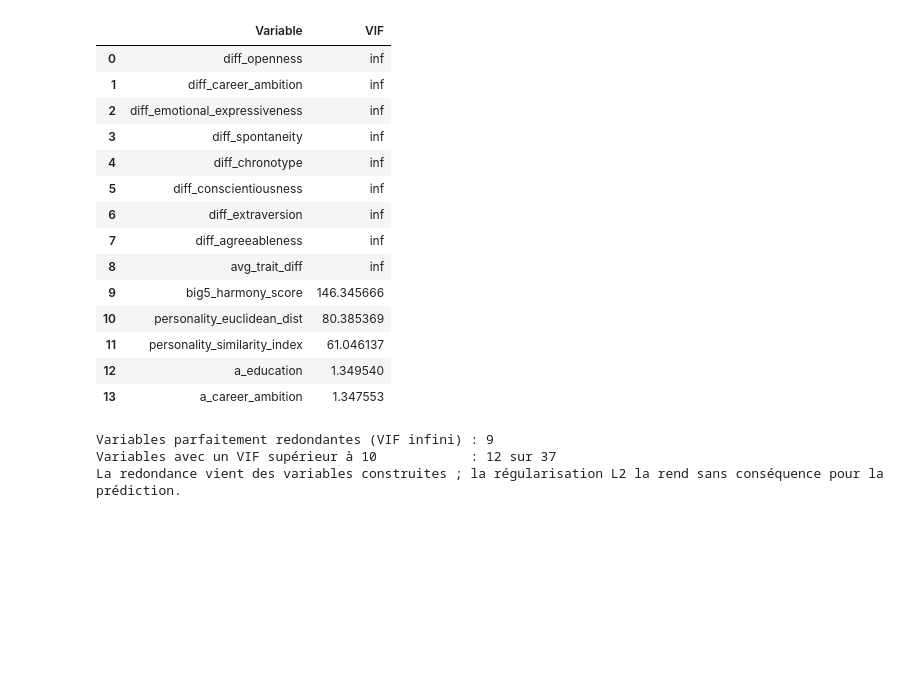
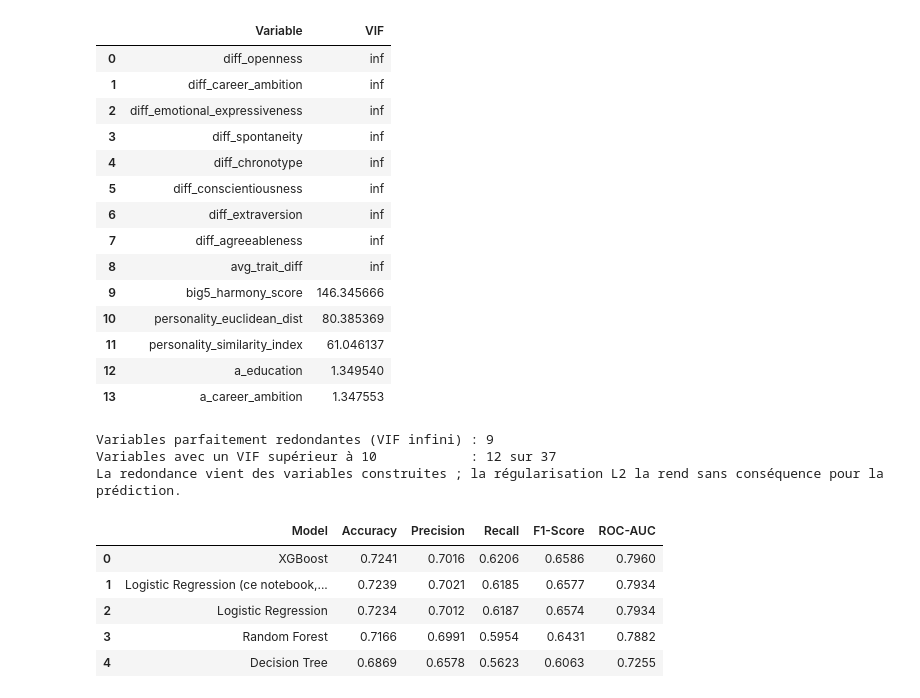
Before and after one commit to khaldamin/DM_PROJECT, a Jupyter notebook: notebooks/03_logistic_regression.ipynb, the cells around one changed output. Cells and saved outputs as stored; diff of their text form; code cells hidden in the pictures; blank space fills up the shorter version.

Commit message:
Comparaison avec results/model_comparison.csv

```diff
--- a/notebooks/03_logistic_regression.ipynb
+++ b/notebooks/03_logistic_regression.ipynb
@@ -568,3 +568,28 @@ vif_df.to_csv(TABLES_DIR / "logistic_regression_vif.csv", index=False)
 Variables parfaitement redondantes (VIF infini) : 9
 Variables avec un VIF supérieur à 10            : 12 sur 37
 La redondance vient des variables construites ; la régularisation L2 la rend sans conséquence pour la prédiction.
+# %%
+# ============================================================
+# Comparaison avec results/model_comparison.csv (produit par src/train_and_evaluate.py)
+# ============================================================
+team_path = ROOT / "results" / "model_comparison.csv"
+cols = ["Model", "Accuracy", "Precision", "Recall", "F1-Score", "ROC-AUC"]
+
+mine = pd.DataFrame([evaluate_proba(y_test, proba_tuned, 0.5, "Logistic Regression (ce notebook, réglé)")])[cols]
+
+if team_path.exists() and team_path.stat().st_size > 0:
+    team = pd.read_csv(team_path)[cols]
+    comparison = pd.concat([team, mine], ignore_index=True)
+else:
+    print("results/model_comparison.csv absent ou vide : seul le résultat de ce notebook est affiché.")
+    comparison = mine
+
+comparison = comparison.sort_values("ROC-AUC", ascending=False).reset_index(drop=True)
+display(comparison.round(4))
+# %% [output]
+|  | Model | Accuracy | Precision | Recall | F1-Score | ROC-AUC |
+| 0 | XGBoost | 0.7241 | 0.7016 | 0.6206 | 0.6586 | 0.7960 |
+| 1 | Logistic Regression (ce notebook,... | 0.7239 | 0.7021 | 0.6185 | 0.6577 | 0.7934 |
+| 2 | Logistic Regression | 0.7234 | 0.7012 | 0.6187 | 0.6574 | 0.7934 |
+| 3 | Random Forest | 0.7166 | 0.6991 | 0.5954 | 0.6431 | 0.7882 |
+| 4 | Decision Tree | 0.6869 | 0.6578 | 0.5623 | 0.6063 | 0.7255 |
```
Also changed, not shown: parts of 1 cell of this notebook, 1 other file.
